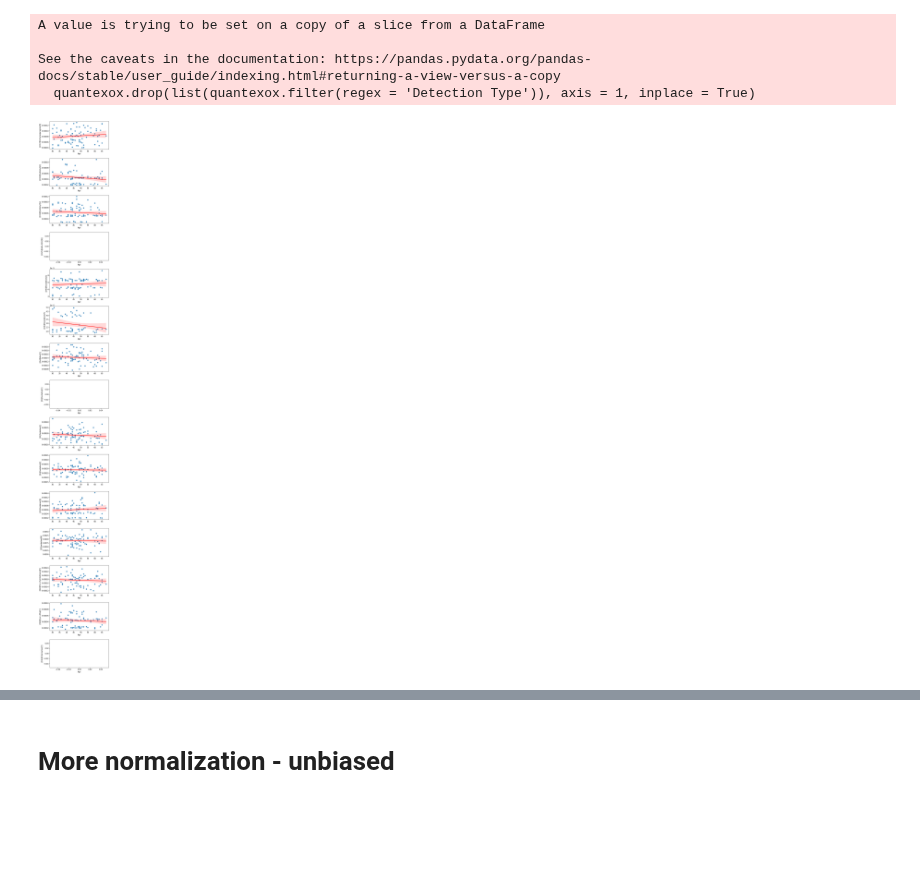
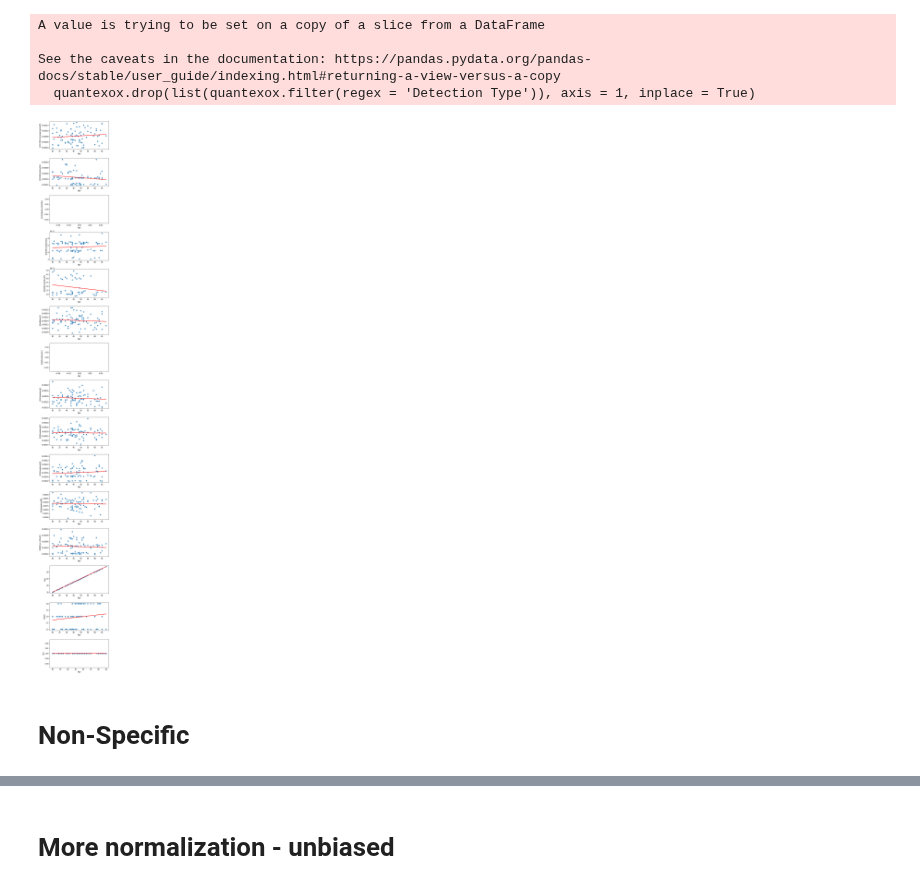
Before and after one commit to rodvrees/Master_Thesis, a Jupyter notebook: Ageing_study/BLTA_ageing_validation.ipynb, the cells around one changed output, grey strips where cells are left out. Saved outputs shown, nothing was run; the diff lists cells and outputs as text; code cells hidden in the pictures; blank space fills up the shorter version.

```diff
--- a/Ageing_study/BLTA_ageing_validation.ipynb
+++ b/Ageing_study/BLTA_ageing_validation.ipynb
@@ -50,4 +54,4 @@ TSI["index"] = TSI["index"].apply(lambda x : "_".join(x.split("_")[1:]))
 # %%
 data = pd.merge(TSI, traits, left_on="index", right_on="SampleID").drop('index', axis=1).set_index("SampleID")
 # %%
-data2 = data.filter(["[1917]Formylasparagine[H]", "[1918]Carbonyl[A]", "[1918]Carbonyl[S]", "[1925]Delta:O(4)[W]", "[345]Trioxidation[C]", "[345]Trioxidation[F]", "[354]Nitro[Y]", "[35]Oxidation[C]", "[35]Oxidation[I]", "[35]Oxidation[P]", "[35]Oxidation[Q]", "[35]oxidation[M]", "[360]Pro->Pyrrolidinone[P]", "[368]Cys->Dha[C]", "[936]Chlorination[Y]", "Age", "Sex", "Batch"], axis=1).reset_index()
+data2 = data.filter(["[1917]Formylasparagine[H]", "[1918]Carbonyl[A]", "[1925]Delta:O(4)[W]", "[345]Trioxidation[C]", "[345]Trioxidation[F]", "[354]Nitro[Y]", "[35]Oxidation[C]", "[35]Oxidation[I]", "[35]Oxidation[P]", "[35]Oxidation[Q]", "[35]oxidation[M]", "[368]Cys->Dha[C]", "Age", "Sex", "Batch"], axis=1).reset_index()
@@ -241,33 +261,35 @@ NTSI["index"] = NTSI["index"].apply(lambda x : "_".join(x.split("_")[1:]))
 # %%
 ndata = pd.merge(NTSI, traits, left_on="index", right_on="SampleID").drop('index', axis=1).set_index("SampleID")
 # %%
-ndata2 = ndata.filter(["[1917]Formylasparagine[H]", "[1918]Carbonyl[A]", "[1918]Carbonyl[S]", "[1925]Delta:O(4)[W]", "[345]Trioxidation[C]", "[345]Trioxidation[F]", "[354]Nitro[Y]", "[35]Oxidation[C]", "[35]Oxidation[I]", "[35]Oxidation[P]", "[35]Oxidation[Q]", "[35]oxidation[M]", "[360]Pro->Pyrrolidinone[P]", "[368]Cys->Dha[C]", "[936]Chlorination[Y]", "Age", "Sex", "Batch"], axis=1).reset_index()
+ndata2 = ndata.filter(["[1917]Formylasparagine[H]", "[1918]Carbonyl[A]", "[1925]Delta:O(4)[W]", "[345]Trioxidation[C]", "[345]Trioxidation[F]", "[354]Nitro[Y]", "[35]Oxidation[C]", "[35]Oxidation[I]", "[35]Oxidation[P]", "[35]Oxidation[Q]", "[35]oxidation[M]", "[368]Cys->Dha[C]", "Age", "Batch", "Sex"], axis=1).reset_index()
 # %%
 import numpy as np
 from scipy import stats
 # Define the columns to plot
 ndata2 = ndata2.replace(0, np.nan)
 columns_to_plot = ndata2.columns[1:16]
 
 # Create the plot
 fig, axes = plt.subplots(nrows=len(columns_to_plot), ncols=1, figsize=(6,3*len(columns_to_plot)))
 
 # Plot each line
 for i, col in enumerate(columns_to_plot):
     slope, intercept, r_value, p_value, std_err = stats.linregress(ndata2['Age'],ndata2[col])
-    sns.regplot(x='Age', y=col, data=ndata2, ax=axes[i], line_kws={'label':'R^2: {}'.format(r_value**2), 'color':'r'})
+    sns.regplot(x='Age', y=col, data=ndata2, ax=axes[i], line_kws={'label':'R^2: {}'.format(r_value**2), 'color':'r'}, ci=None)
     axes[i].set_xlabel('Age')
     axes[i].set_ylabel(col)
 
     handles, labels = axes[i].get_legend_handles_labels()
     if len(handles) > 1:
         axes[i].legend(handles=handles[1:], labels=labels[1:], loc='lower right')
 
 
 # Add a legend and axis labels
 fig.tight_layout(pad=1.0)
 # fig.legend(loc="lower center", bbox_to_anchor=(0.5, -0.01), ncol=2)
 # Show the plot
 plt.show()
 # %% [output]
-[figure, old version]
+[figure, new version]
+# %% [markdown]
+# Non-Specific
```
Also changed, not shown: parts of 18 cells of this notebook, 28 other files.
